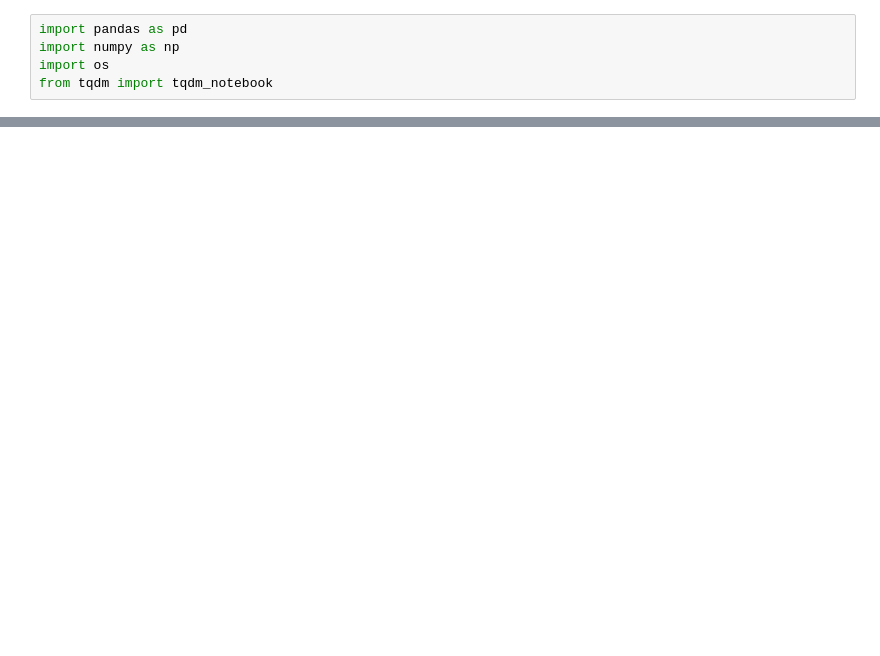
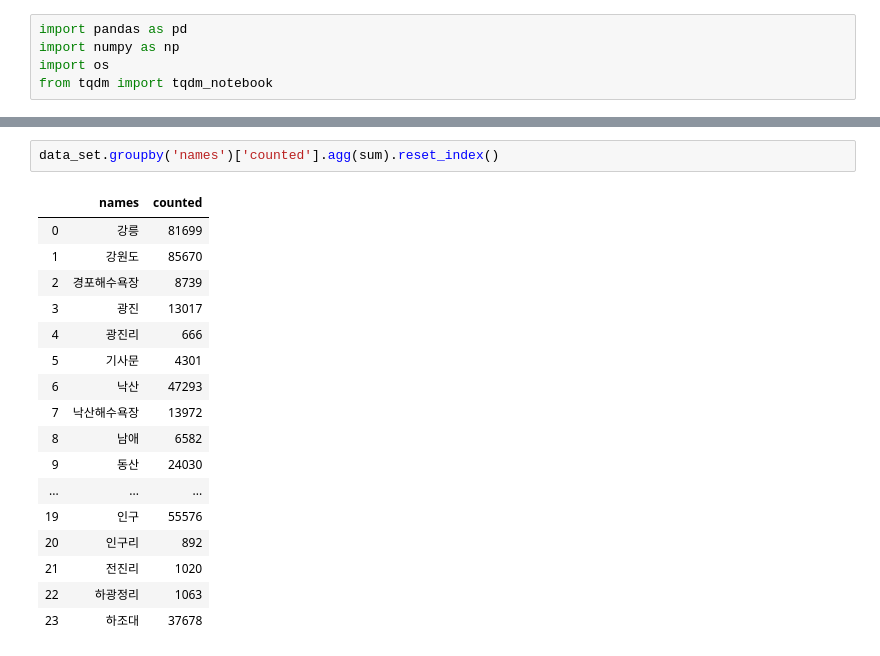
Before and after one commit to starlidust/blogcrawling, a Jupyter notebook: 분할 2단계 크롤링 머지.ipynb, the cells around one changed output, grey strips where cells are left out. Cells and saved outputs as stored; diff of their text form; blank space fills up the shorter version.

```diff
--- a/분할 2단계 크롤링 머지.ipynb
+++ b/분할 2단계 크롤링 머지.ipynb
@@ -53,0 +83,20 @@ Please use `tqdm.notebook.tqdm` instead of `tqdm.tqdm_notebook`
+# %%
+data_set.groupby('names')['counted'].agg(sum).reset_index()
+# %% [output]
+|  | names | counted |
+| 0 | 강릉 | 81699 |
+| 1 | 강원도 | 85670 |
+| 2 | 경포해수욕장 | 8739 |
+| 3 | 광진 | 13017 |
+| 4 | 광진리 | 666 |
+| 5 | 기사문 | 4301 |
+| 6 | 낙산 | 47293 |
+| 7 | 낙산해수욕장 | 13972 |
+| 8 | 남애 | 6582 |
+| 9 | 동산 | 24030 |
+| ... | ... | ... |
+| 19 | 인구 | 55576 |
+| 20 | 인구리 | 892 |
+| 21 | 전진리 | 1020 |
+| 22 | 하광정리 | 1063 |
+| 23 | 하조대 | 37678 |
```
Also changed, not shown: parts of 6 cells of this notebook, 29 other files.
